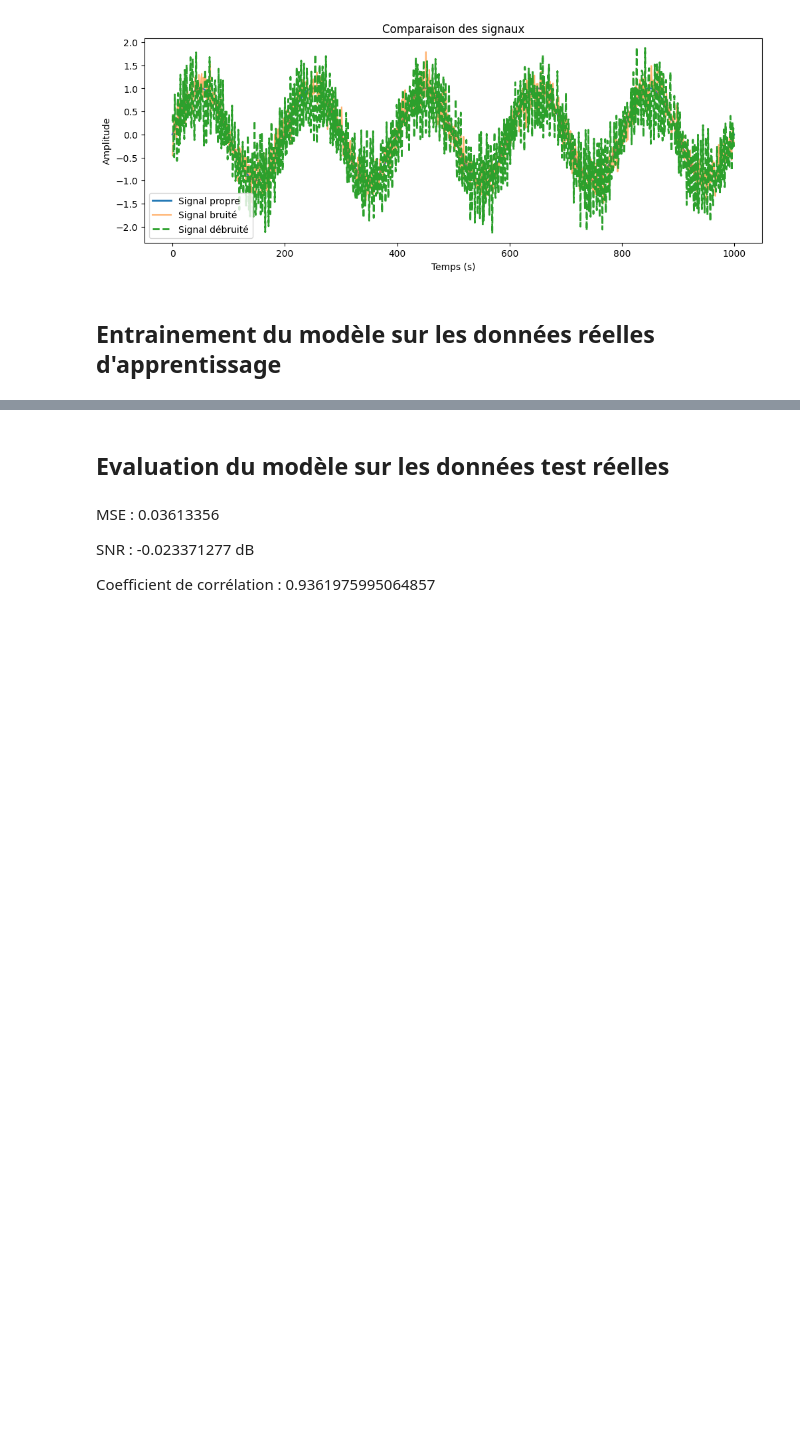
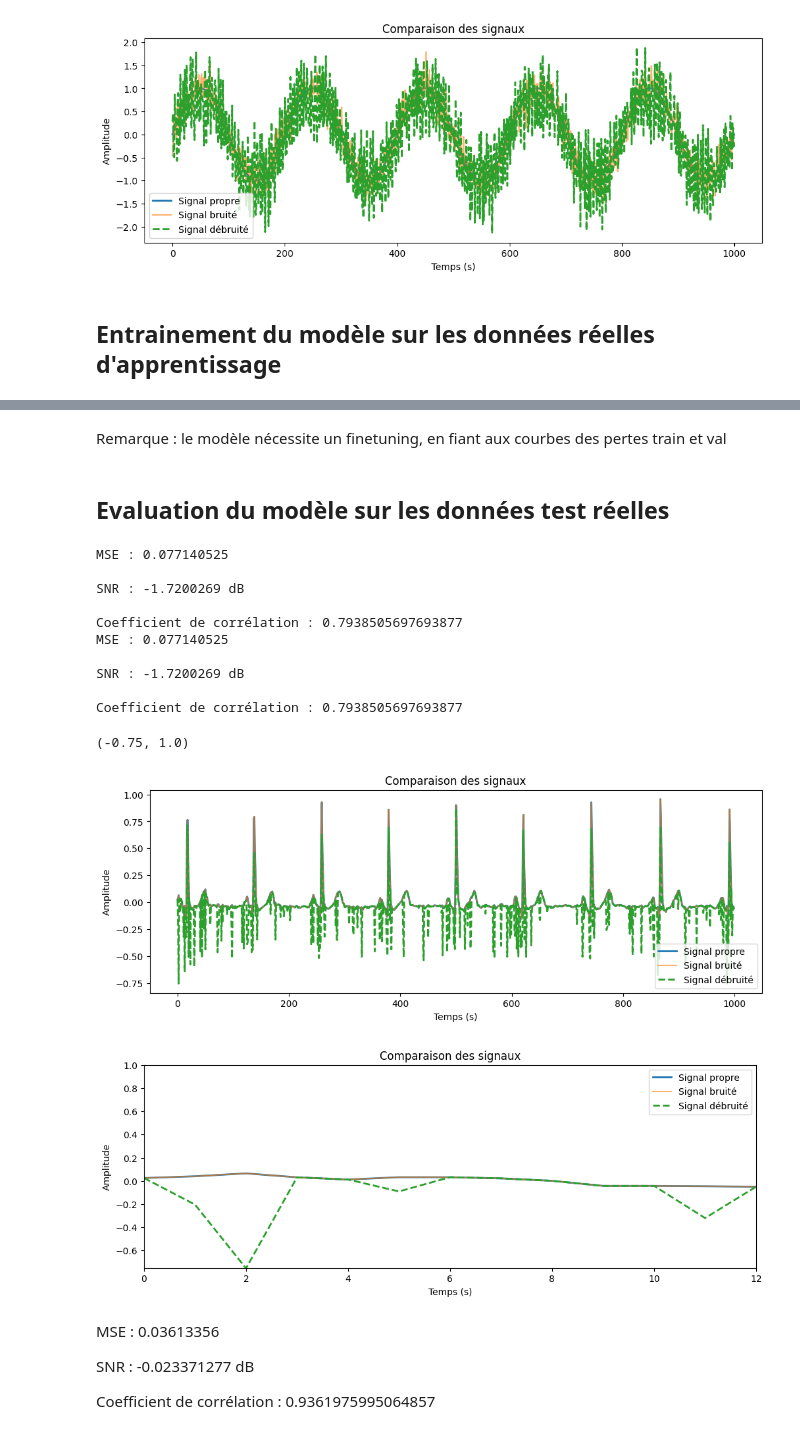
Before and after one commit to mahamat9/denoising_of_ECG_signals, a Jupyter notebook: src/model.ipynb, the cells around one changed output, grey strips where cells are left out. Drawn from its saved outputs; the diff is of its cells as text; code cells hidden in the pictures; blank space fills up the shorter version.

```diff
--- a/src/model.ipynb
+++ b/src/model.ipynb
@@ -466,2 +590,0 @@ model = DDPM(input_channels=12, hidden_dim=64)
-# %%
-train_diffusion(model, train_loader, val_loader, num_epochs, lr)
@@ -478,0 +591,2 @@ Epoch 91/100 - Train Loss: 0.067645 - Val Loss: 0.029009
+# %% [markdown]
+Remarque : le modèle nécessite un finetuning, en fiant aux courbes des pertes train et val
@@ -508,6 +625,27 @@ with torch.no_grad():
 # Visualisation d'un exemple
 example_idx = random.randint(0, len(clean_np)-1)
 plot_and_metrics(clean_np[example_idx], noised[example_idx], denoised_np[example_idx])
+# %%
+plot_and_metrics(clean_np[example_idx], noised[example_idx], denoised_np[example_idx])
+
+plot_and_metrics(clean_np[example_idx], noised[example_idx], denoised_np[example_idx])
+# zoom limits
+plt.gca().set_xlim(0, 12)  # Set x-axis limits
+plt.gca().set_ylim(-0.75, 1)    # Set y-axis limits
+# %% [output]
+MSE : 0.077140525
+
+SNR : -1.7200269 dB
+
+Coefficient de corrélation : 0.7938505697693877
+MSE : 0.077140525
+
+SNR : -1.7200269 dB
+
+Coefficient de corrélation : 0.7938505697693877
+(-0.75, 1.0)
+[figure, added]
+[figure, added]
 # %% [markdown]
 MSE : 0.03613356
 
```
Also changed, not shown: parts of 17 cells of this notebook, 20 other files.
